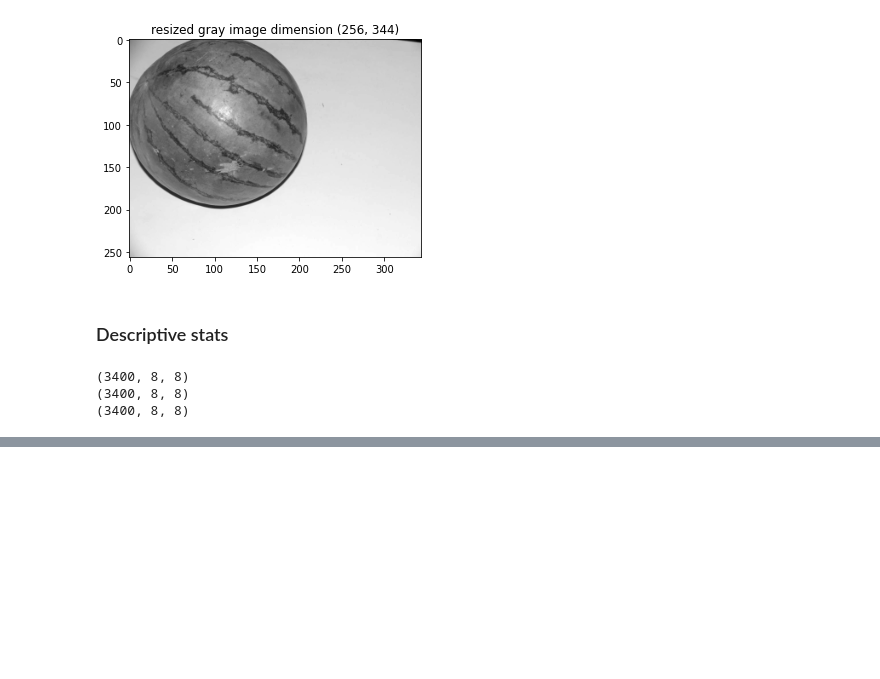
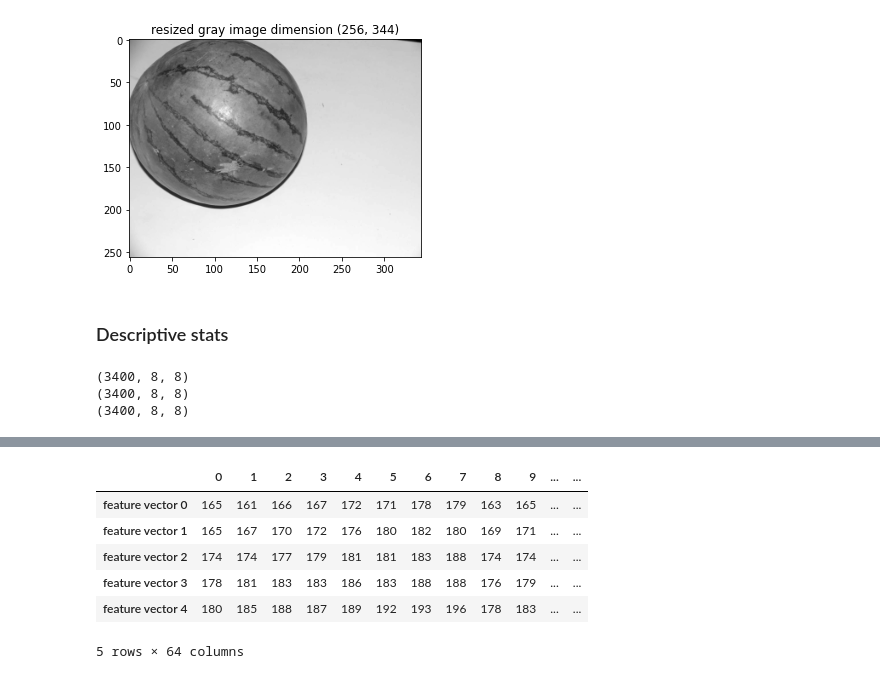
Before and after one commit to vathanahim/IAC620_Assignment_1, a Jupyter notebook: Him_Assignment1.ipynb, the cells around one changed output, grey strips where cells are left out. Drawn from its saved outputs; the diff is of its cells as text; code cells hidden in the pictures; blank space fills up the shorter version.

```diff
--- a/Him_Assignment1.ipynb
+++ b/Him_Assignment1.ipynb
@@ -194,3 +224,13 @@ img_2 = pd.read_csv('sliding_img_csvs/sliding_img_2.csv', index_col=0, header=No
+# %%
+img_0.head()
+# %% [output]
+|  | 0 | 1 | 2 | 3 | 4 | 5 | 6 | 7 | 8 | 9 | ... | ... |
+| feature vector 0 | 165 | 161 | 166 | 167 | 172 | 171 | 178 | 179 | 163 | 165 | ... | ... |
+| feature vector 1 | 165 | 167 | 170 | 172 | 176 | 180 | 182 | 180 | 169 | 171 | ... | ... |
+| feature vector 2 | 174 | 174 | 177 | 179 | 181 | 181 | 183 | 188 | 174 | 174 | ... | ... |
+| feature vector 3 | 178 | 181 | 183 | 183 | 186 | 183 | 188 | 188 | 176 | 179 | ... | ... |
+| feature vector 4 | 180 | 185 | 188 | 187 | 189 | 192 | 193 | 196 | 178 | 183 | ... | ... |
+5 rows × 64 columns
 # %%
 img_0['img'] = "img_0"
 img_1['img'] = "img_1"
```
Also changed, not shown: parts of 12 cells of this notebook, 8 other files.
